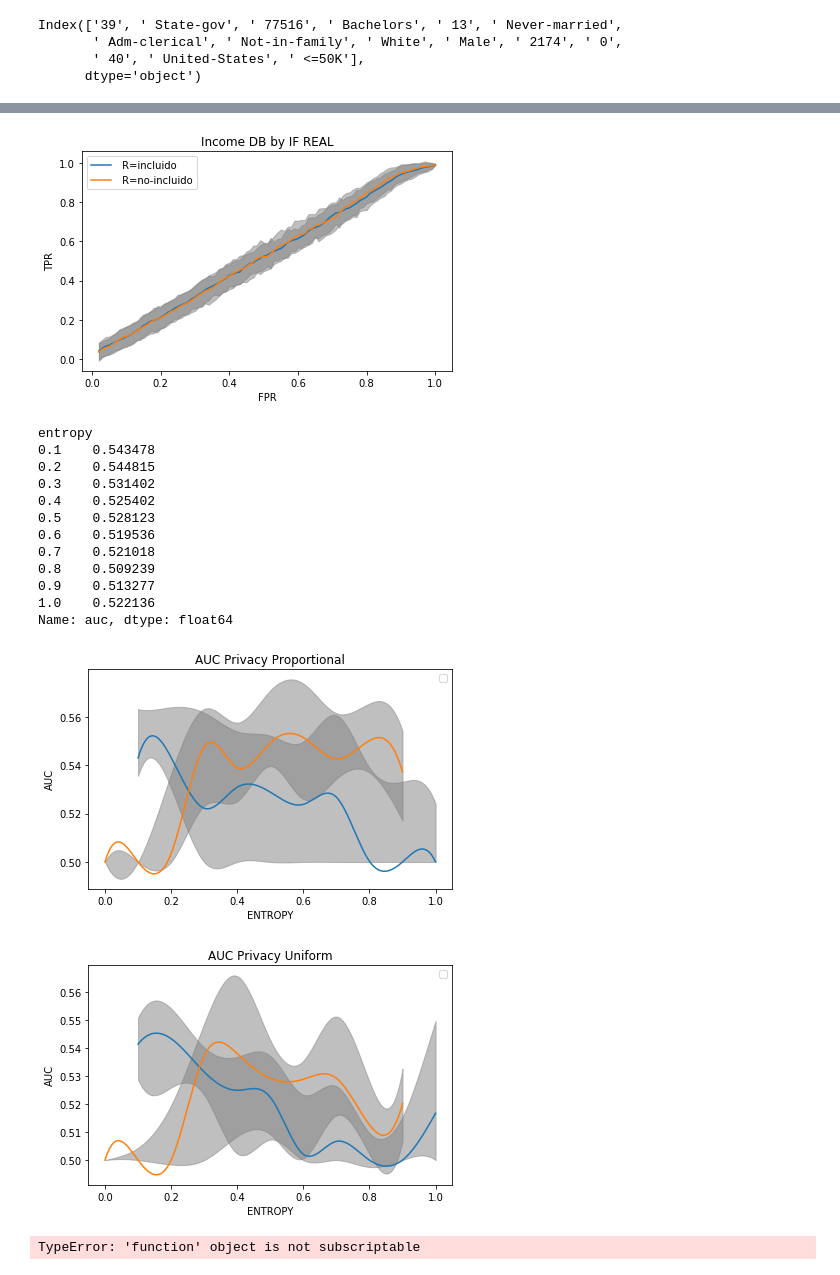
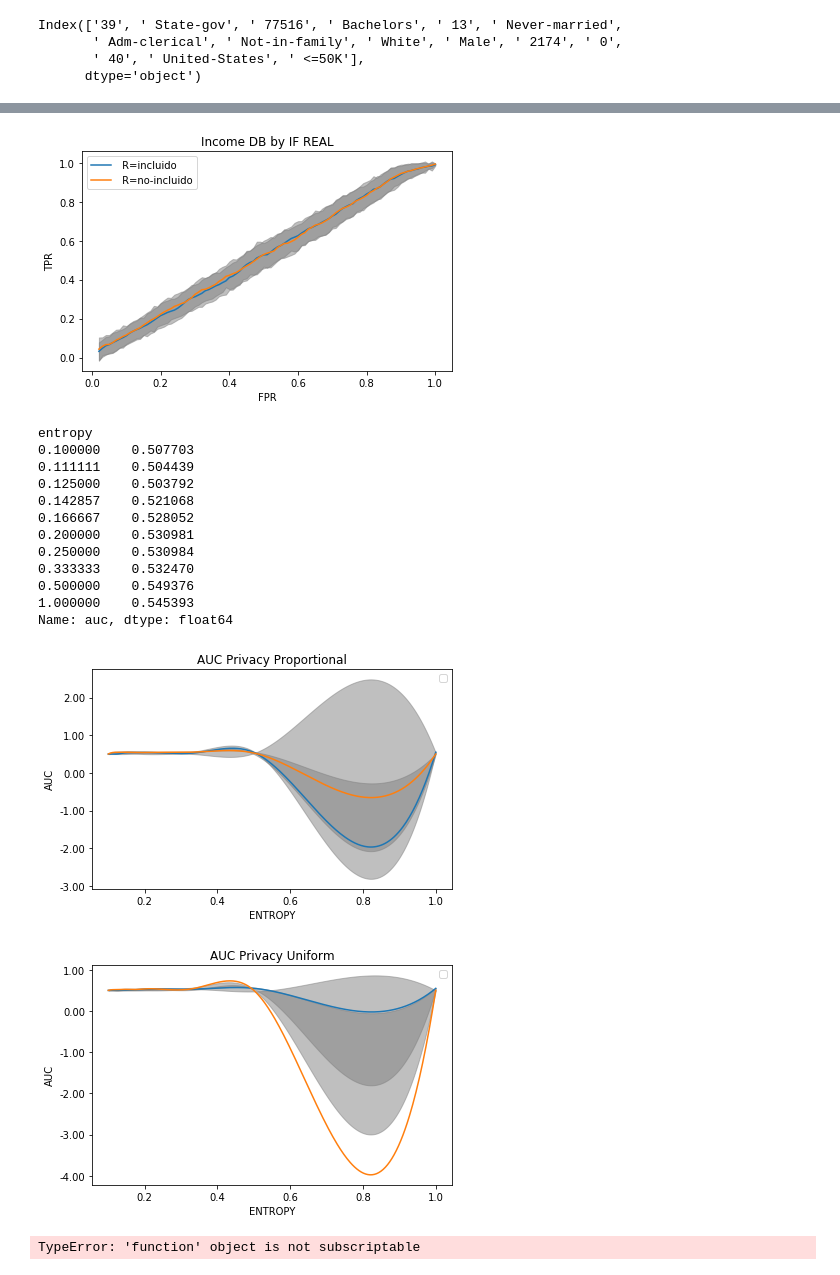
Before and after one commit to jwzinser/Tesis, a Jupyter notebook: parallel/fffff.ipynb, the cells around one changed output, grey strips where cells are left out. Cells and saved outputs as stored; diff of their text form; code cells hidden in the pictures.

```diff
--- a/parallel/fffff.ipynb
+++ b/parallel/fffff.ipynb
@@ -73,39 +73,39 @@ data = pd.read_csv(dataset_path)
 # %%
 ds_name="income_pca"
 
 #supervised_results = pd.concat([pn.read_csv("model_scores_roc_census06_mbe.csv"), pd.read_csv("model_scores_roc_census611_mbe.csv")])
-supervised_results = pd.read_csv("model_scores_roc_"+ds_name+"20190409.csv")
+supervised_results = pd.read_csv("model_scores_roc_"+ds_name+"20190410.csv")
 rocs_by_case(supervised_results, {},{"real":["t","f"]}, savefig=True, title="by IF REAL", save_name=ds_name+"_roc_privacy_grouped_tmf",language="spanish")
 #rocs_by_case(supervised_results, {"real":"m"},{"privacy":[1,2,3,4,5,7,9]}, savefig=True, title="by IF REAL", save_name=ds_name+"_roc_privacy_grouped_tmf",language="spanish")
 
 print(supervised_results[supervised_results.real=="t"].groupby("entropy")["auc"].agg(lambda x:np.average(x)))
 
 
 intersect = plot_intervals_smooth_info(supervised_results, "entropy","auc", {"uniform":[0], "uniform2":[0]},
                {"real":["t", "f"]}, savefig=True,
                title="AUC Privacy Proportional", save_name=ds_name+"_auc_real_proportional")
 intersection_pnt = [intersect[0][0][i]  for i in range(len(intersect[0][0])) if (abs(intersect[0][1][i]-intersect[1][1][i]) < .005)]
 
 intersect = plot_intervals_smooth_info(supervised_results, "entropy","auc", {"uniform":[1], "uniform2":[1]},
                {"real":["t", "f"]}, savefig=True,
                title="AUC Privacy Uniform", save_name=ds_name+"_auc_real_uniform")
 intersection_pnt = [intersect[0][0][i]  for i in range(len(intersect[0][0])) if (abs(intersect[0][1][i]-intersect[1][1][i]) < .005)]
 # %% [output]
-[figure, old version]
+[figure, new version]
 entropy
-0.1    0.543478
-0.2    0.544815
-0.3    0.531402
-0.4    0.525402
-0.5    0.528123
-0.6    0.519536
-0.7    0.521018
-0.8    0.509239
-0.9    0.513277
-1.0    0.522136
+0.100000    0.507703
+0.111111    0.504439
+0.125000    0.503792
+0.142857    0.521068
+0.166667    0.528052
+0.200000    0.530981
+0.250000    0.530984
+0.333333    0.532470
+0.500000    0.549376
+1.000000    0.545393
 Name: auc, dtype: float64
-[figure, old version]
+[figure, new version]
-[figure, old version]
+[figure, new version]
 # %%
 from scipy.interpolate import BSpline
 
```
Also changed, not shown: parts of 1 cell of this notebook, 1 other file.
